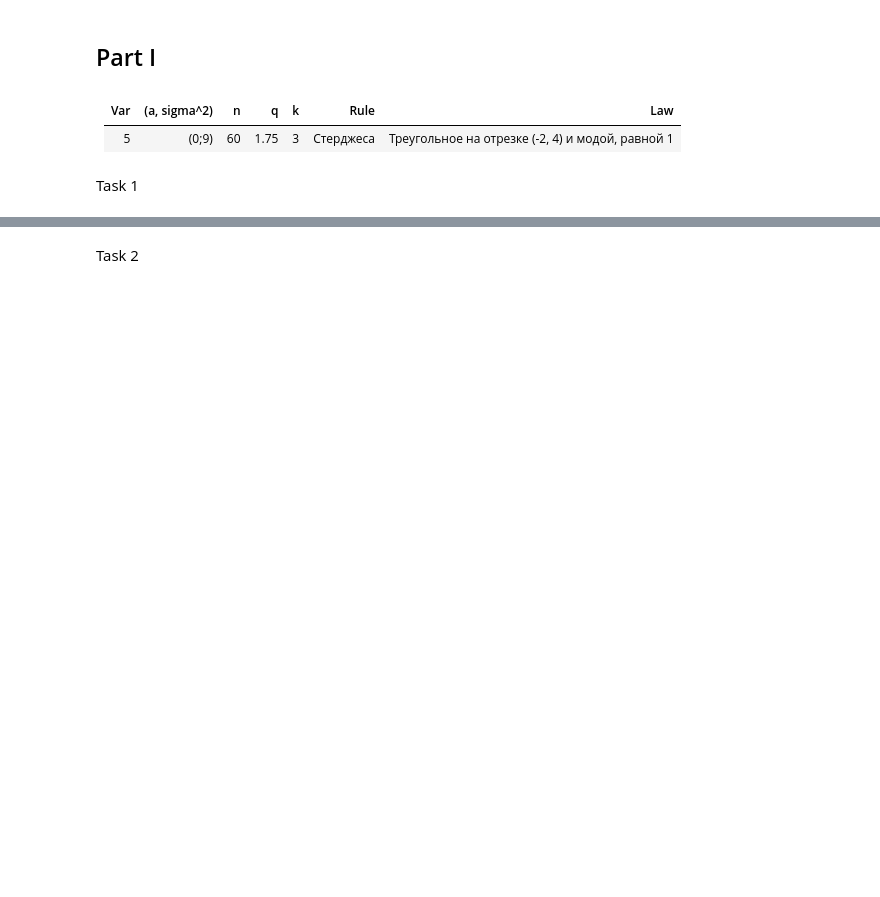
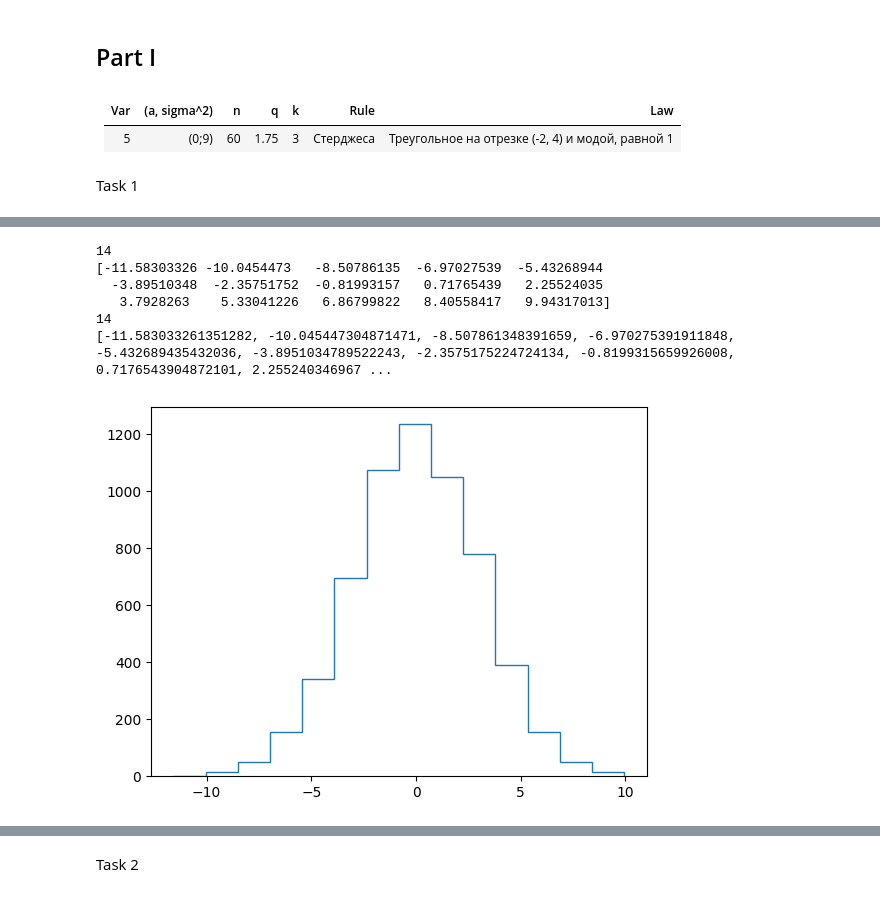
Before and after one commit to c0de1sl1fe/Probability, a Jupyter notebook: lab_1/main_part_1.ipynb, the cells around one changed output, grey strips where cells are left out. Cells and saved outputs as stored; diff of their text form; code cells hidden in the pictures; blank space fills up the shorter version.

```diff
--- a/lab_1/main_part_1.ipynb
+++ b/lab_1/main_part_1.ipynb
@@ -95,3 +101,19 @@ print(f'\nСумма частот - {(frequency/n).sum()}')
+# %%
+counts, bins = np.histogram(sample, bins='sturges')
+plt.stairs(counts, bins)
+print(len(counts))
+print(bins)
+
+print((len(frequency)))
+print(intervals)
+# %% [output]
+14
+[-11.58303326 -10.0454473   -8.50786135  -6.97027539  -5.43268944
+  -3.89510348  -2.35751752  -0.81993157   0.71765439   2.25524035
+   3.7928263    5.33041226   6.86799822   8.40558417   9.94317013]
+14
+[-11.583033261351282, -10.045447304871471, -8.507861348391659, -6.970275391911848, -5.432689435432036, -3.8951034789522243, -2.3575175224724134, -0.8199315659926008, 0.7176543904872101, 2.255240346967 ...
+[figure, added]
 # %%
 plt.title("Диаграма абсолютных частот")
 plt.stairs(frequency, intervals, fill=True)
```
Also changed, not shown: parts of 15 cells of this notebook, 1 other file.
